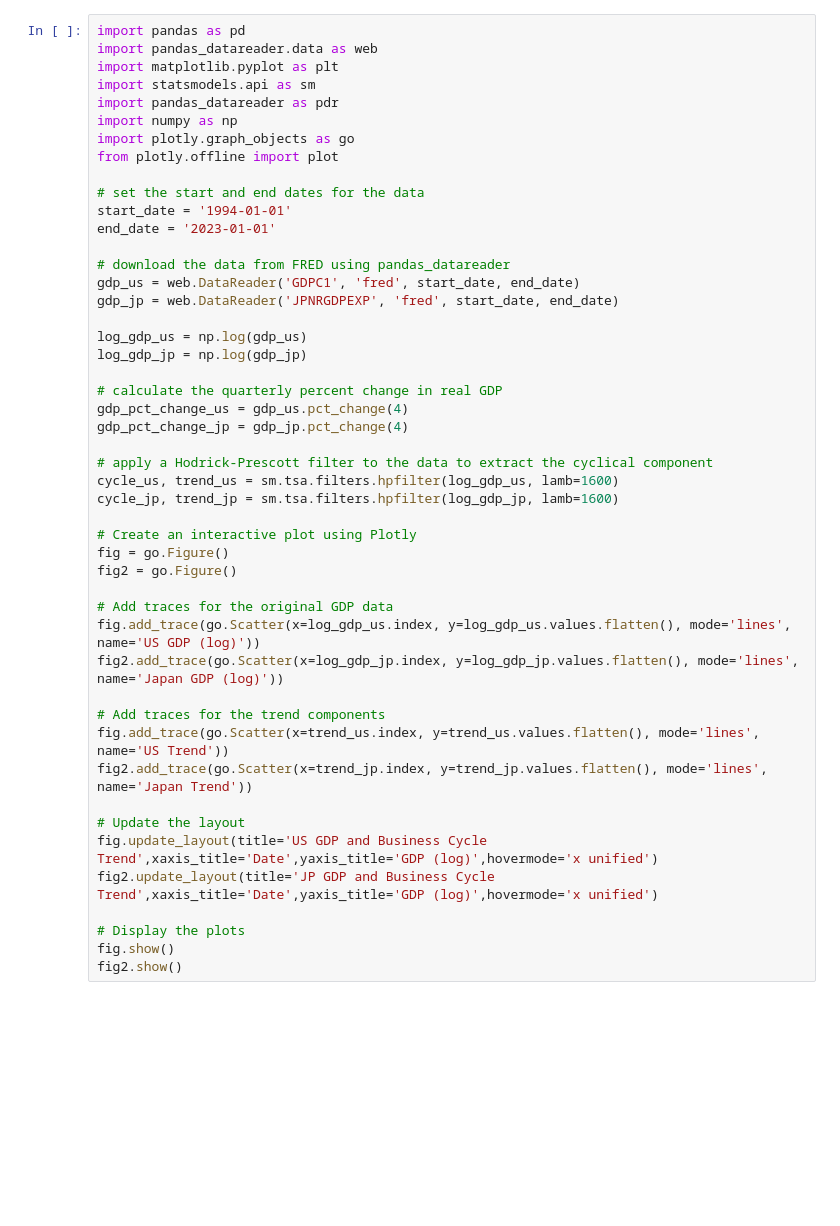
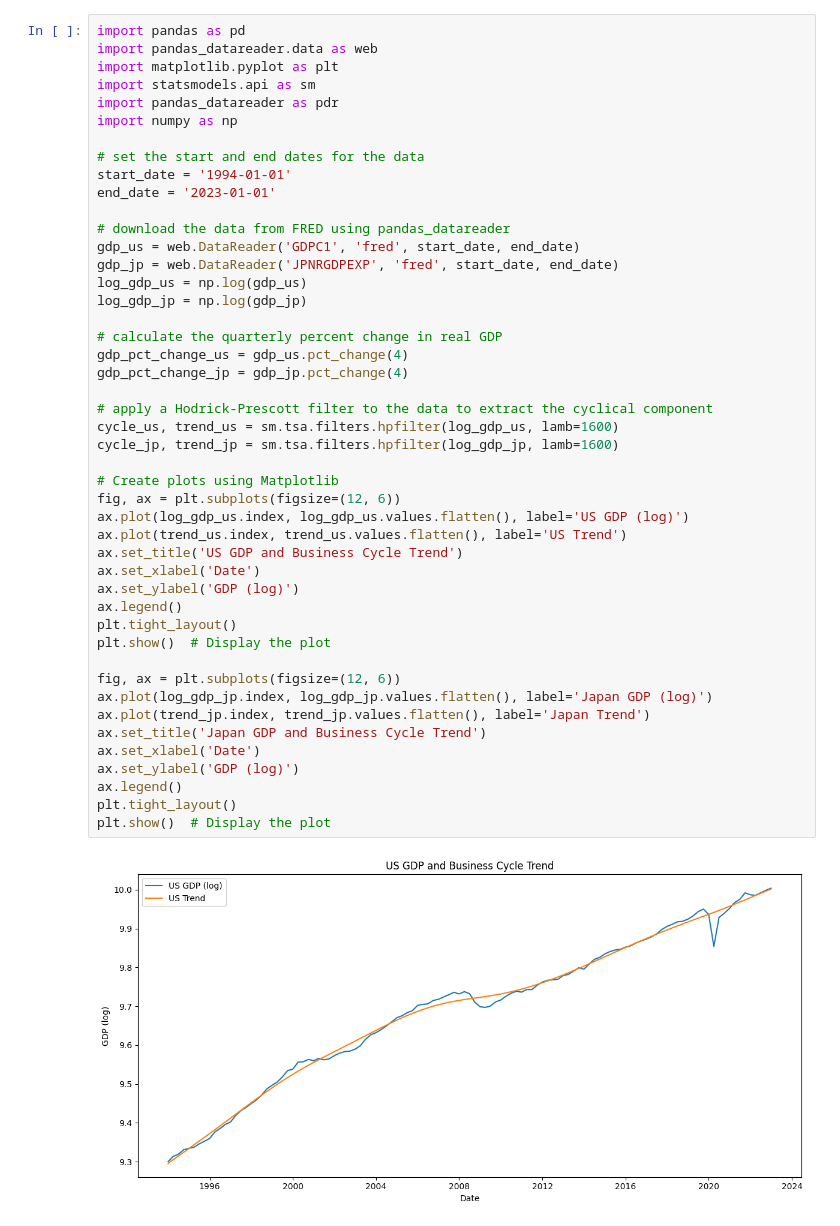
Before and after one commit to Kentaro0722/q.macro, a Jupyter notebook: HPfilter.ipynb, the cells around one changed output. Saved outputs shown, nothing was run; the diff lists cells and outputs as text; blank space fills up the shorter version.

Commit message:
change the output of figures

```diff
--- a/HPfilter.ipynb
+++ b/HPfilter.ipynb
@@ -3,48 +3,48 @@
 # %%
 import pandas as pd
 import pandas_datareader.data as web
 import matplotlib.pyplot as plt
 import statsmodels.api as sm
 import pandas_datareader as pdr
 import numpy as np
-import plotly.graph_objects as go
-from plotly.offline import plot
 
 # set the start and end dates for the data
 start_date = '1994-01-01'
 end_date = '2023-01-01'
 
 # download the data from FRED using pandas_datareader
 gdp_us = web.DataReader('GDPC1', 'fred', start_date, end_date)
 gdp_jp = web.DataReader('JPNRGDPEXP', 'fred', start_date, end_date)
-
 log_gdp_us = np.log(gdp_us)
 log_gdp_jp = np.log(gdp_jp)
 
 # calculate the quarterly percent change in real GDP
 gdp_pct_change_us = gdp_us.pct_change(4)
 gdp_pct_change_jp = gdp_jp.pct_change(4)
 
 # apply a Hodrick-Prescott filter to the data to extract the cyclical component
 cycle_us, trend_us = sm.tsa.filters.hpfilter(log_gdp_us, lamb=1600)
 cycle_jp, trend_jp = sm.tsa.filters.hpfilter(log_gdp_jp, lamb=1600)
 
-# Create an interactive plot using Plotly
-fig = go.Figure()
-fig2 = go.Figure()
+# Create plots using Matplotlib
+fig, ax = plt.subplots(figsize=(12, 6))
+ax.plot(log_gdp_us.index, log_gdp_us.values.flatten(), label='US GDP (log)')
+ax.plot(trend_us.index, trend_us.values.flatten(), label='US Trend')
+ax.set_title('US GDP and Business Cycle Trend')
+ax.set_xlabel('Date')
+ax.set_ylabel('GDP (log)')
+ax.legend()
+plt.tight_layout()
+plt.show()  # Display the plot
 
-# Add traces for the original GDP data
-fig.add_trace(go.Scatter(x=log_gdp_us.index, y=log_gdp_us.values.flatten(), mode='lines', name='US GDP (log)'))
-fig2.add_trace(go.Scatter(x=log_gdp_jp.index, y=log_gdp_jp.values.flatten(), mode='lines', name='Japan GDP (log)'))
-
-# Add traces for the trend components
-fig.add_trace(go.Scatter(x=trend_us.index, y=trend_us.values.flatten(), mode='lines', name='US Trend'))
-fig2.add_trace(go.Scatter(x=trend_jp.index, y=trend_jp.values.flatten(), mode='lines', name='Japan Trend'))
-
-# Update the layout
-fig.update_layout(title='US GDP and Business Cycle Trend',xaxis_title='Date',yaxis_title='GDP (log)',hovermode='x unified')
-fig2.update_layout(title='JP GDP and Business Cycle Trend',xaxis_title='Date',yaxis_title='GDP (log)',hovermode='x unified')
-
-# Display the plots
-fig.show()
-fig2.show()
+fig, ax = plt.subplots(figsize=(12, 6))
+ax.plot(log_gdp_jp.index, log_gdp_jp.values.flatten(), label='Japan GDP (log)')
+ax.plot(trend_jp.index, trend_jp.values.flatten(), label='Japan Trend')
+ax.set_title('Japan GDP and Business Cycle Trend')
+ax.set_xlabel('Date')
+ax.set_ylabel('GDP (log)')
+ax.legend()
+plt.tight_layout()
+plt.show()  # Display the plot
+# %% [output]
+[figure, added]
```
Also changed, not shown: parts of 5 cells of this notebook.
